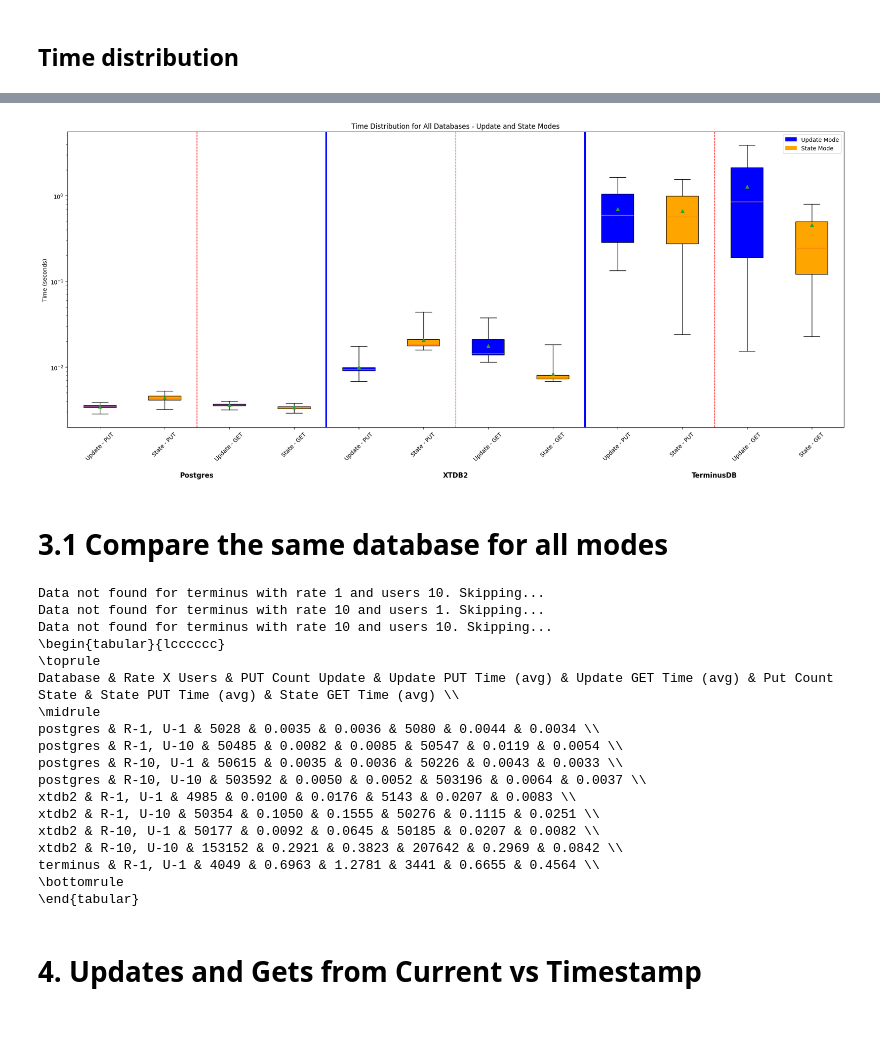
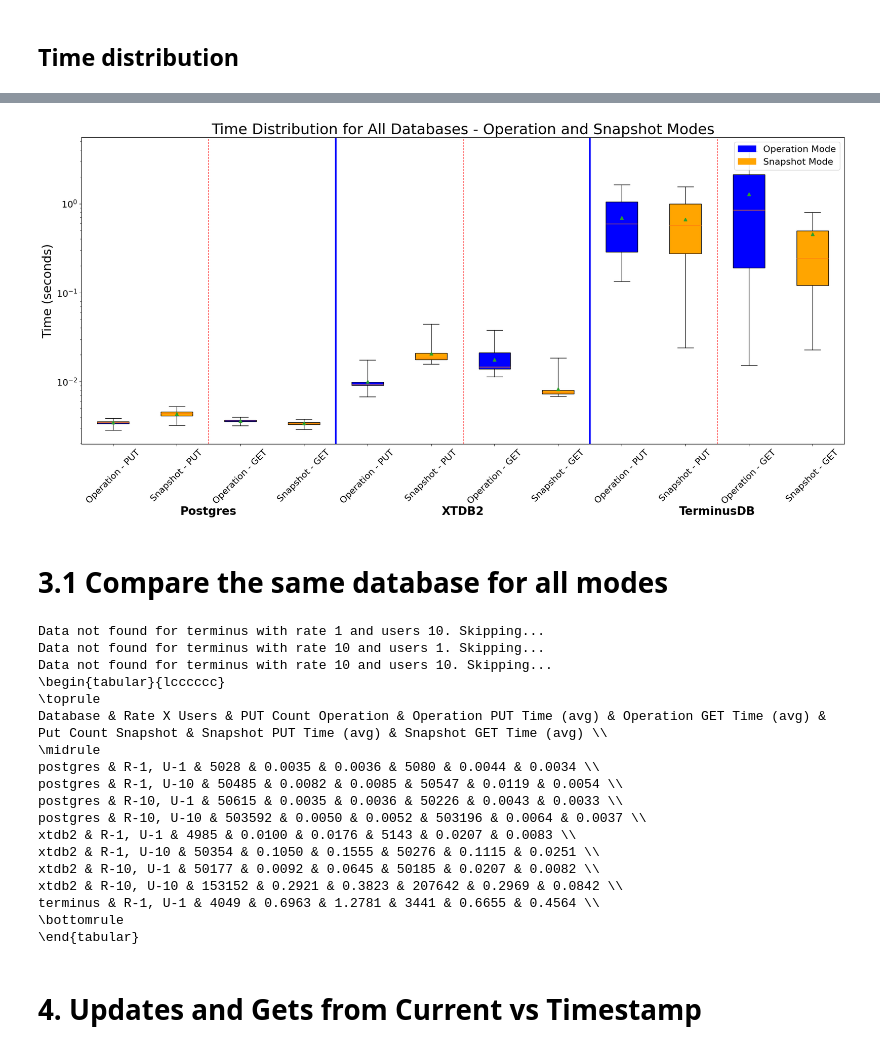
Before and after one commit to DinisSousa2003/api-kevel-mock, a Jupyter notebook: analysis.ipynb, the cells around one changed output, grey strips where cells are left out. Cells and saved outputs as stored; diff of their text form; code cells hidden in the pictures; blank space fills up the shorter version.

```diff
--- a/analysis.ipynb
+++ b/analysis.ipynb
@@ -366,8 +386,8 @@ keep = [
     'larch_size',
 ]
 
-display(latest_diff)
-display(latest_state)
+# display(latest_diff)
+# display(latest_state)
 
 latest_diff = latest_diff.filter(items=keep, axis=1)
 latest_state = latest_state.filter(items=keep, axis=1)
@@ -376,13 +396,13 @@ fig, ax = plt.subplots(figsize=(10, 6))
 bar_width = 0.35
 x = range(len(latest_diff.columns))
 # Bar positions
-ax.bar(x, latest_diff.iloc[0], width=bar_width, label='Update Mode', color='blue', alpha=0.7)
-ax.bar([i + bar_width for i in x], latest_state.iloc[0], width=bar_width, label='State Mode', color='orange', alpha=0.7)
+ax.bar(x, latest_diff.iloc[0], width=bar_width, label='Operation Mode', color='blue', alpha=0.7)
+ax.bar([i + bar_width for i in x], latest_state.iloc[0], width=bar_width, label='Snapshot Mode', color='orange', alpha=0.7)
 ax.set_xticks([i + bar_width / 2 for i in x])
-ax.set_xticklabels(latest_diff.columns, rotation=45)
-ax.set_ylabel('Size (MiB)')
-ax.set_title('Size Distribution for Update and State Modes')
-ax.legend()
+ax.set_xticklabels(latest_diff.columns, rotation=45, ha='right', fontsize=TICK_SIZE)
+ax.set_ylabel('Size (MiB)', fontsize=LABEL_SIZE)
+ax.set_title('Size Distribution for Operation and Snapshot Modes', fontsize=TITLE_SIZE)
+ax.legend(fontsize=LEGEND_SIZE, loc='upper right', labelspacing=0.5)
 ax.grid(axis='y')
 plt.tight_layout()
 plt.show()
@@ -531,40 +570,60 @@ Processing database: terminus
 # %%
-# Compare the times between databases
-# Use boxes from the previous loop
+import matplotlib.pyplot as plt
+from matplotlib.patches import Patch
 
 group_names = ['Postgres', 'XTDB2', 'TerminusDB']
 group_size = 4  # Number of boxes per DB
 group_positions = [group_size * i + group_size / 2 + 0.5 for i in range(len(group_names))]
 
-fig, ax = plt.subplots(figsize=(20, 9))
+fig, ax = plt.subplots(figsize=(20, 10))
+
+# Assume boxes_all is defined
 bplots = ax.bxp(boxes_all, vert=True, patch_artist=True, showfliers=False, showmeans=True)
-ax.set_ylabel('Time (seconds)')
-ax.set_title('Time Distribution for All Databases - Update and State Modes')
+
+# Increase Y-axis label font size
+ax.set_ylabel('Time (seconds)', fontsize=22)
+
+# Increase title font size
+ax.set_title('Time Distribution for All Databases - Operation and Snapshot Modes', fontsize=26)
+
+# Vertical lines
 ax.axvline(x=2.5, color='red', linestyle='--', linewidth=1)
 ax.axvline(x=4.5, color='blue', linewidth=3)
 ax.axvline(x=6.5, color='red', linestyle='--', linewidth=1)
 ax.axvline(x=8.5, color='blue', linewidth=3)
 ax.axvline(x=10.5, color='red', linestyle='--', linewidth=1)
-#make y axis logarithmic
+
+# Logarithmic Y-axis
 ax.set_yscale('log')
+
+# Legend with larger font
 legend_elements = [
-    Patch(facecolor='blue', label='Update Mode'),
-    Patch(facecolor='orange', label='State Mode')
+    Patch(facecolor='blue', label='Operation Mode'),
+    Patch(facecolor='orange', label='Snapshot Mode')
 ]
-ax.legend(handles=legend_elements, loc='upper right')
+ax.legend(handles=legend_elements, loc='upper right', fontsize=16)
+
+# Color the boxes
 colors = ["blue", "orange", "blue", "orange"] * (len(boxes_all) // 4)
 for patch, clr in zip(bplots["boxes"], colors):
     patch.set_facecolor(clr)
 
-y_offset = -0.15  # Lower this to move group names down
+# Group labels
+y_offset = -0.2  # Lower this to move group names down
 for pos, label in zip(group_positions, group_names):
     ax.text(pos, y_offset, label, ha='center', va='top',
-            fontsize=12, fontweight='bold', transform=ax.get_xaxis_transform())
-plt.xticks(rotation=45)
+            fontsize=20, fontweight='bold', transform=ax.get_xaxis_transform())
+
+# X-axis tick label size
+plt.xticks(rotation=45, fontsize=16)
+
+# Y-axis tick label size
+ax.tick_params(axis='y', labelsize=16)
+
 plt.tight_layout()
 plt.show()
 # %% [output]
-[figure, old version]
+[figure, new version]
 # %% [markdown]
 # 3.1   Compare the same database for all modes
 # %%
@@ -579,7 +638,7 @@ def generate_summary_table():
     for database in ALL_DATABASES:
         for rate, users in product(RATE, USERS):
             try:
-                # Construct paths for diff and state modes
+                # Construct paths for diff and Snapshot Modes
                 diff_path = make_path(database, "diff", TIME, GPT, NOW, users, rate)
                 state_path = make_path(database, "state", TIME, GPT, NOW, users, rate)
 
@@ -621,12 +680,12 @@ def generate_summary_table():
     columns = [
         "Database",
         "Rate X Users",
-        "PUT Count Update",
-        "Update PUT Time (avg)",
-        "Update GET Time (avg)",
-        "Put Count State",
-        "State PUT Time (avg)",
-        "State GET Time (avg)"
+        "PUT Count Operation",
+        "Operation PUT Time (avg)",
+        "Operation GET Time (avg)",
+        "Put Count Snapshot",
+        "Snapshot PUT Time (avg)",
+        "Snapshot GET Time (avg)"
     ]
 
     summary_df = pd.DataFrame(summary_data, columns=columns)
@@ -642,7 +701,7 @@ Data not found for terminus with rate 10 and users 1. Skipping...
 Data not found for terminus with rate 10 and users 10. Skipping...
 \begin{tabular}{lcccccc}
 \toprule
-Database & Rate X Users & PUT Count Update & Update PUT Time (avg) & Update GET Time (avg) & Put Count State & State PUT Time (avg) & State GET Time (avg) \\
+Database & Rate X Users & PUT Count Operation & Operation PUT Time (avg) & Operation GET Time (avg) & Put Count Snapshot & Snapshot PUT Time (avg) & Snapshot GET Time (avg) \\
 \midrule
 postgres & R-1, U-1 & 5028 & 0.0035 & 0.0036 & 5080 & 0.0044 & 0.0034 \\
 postgres & R-1, U-10 & 50485 & 0.0082 & 0.0085 & 50547 & 0.0119 & 0.0054 \\
```
Also changed, not shown: parts of 17 cells of this notebook, 14 other files.
